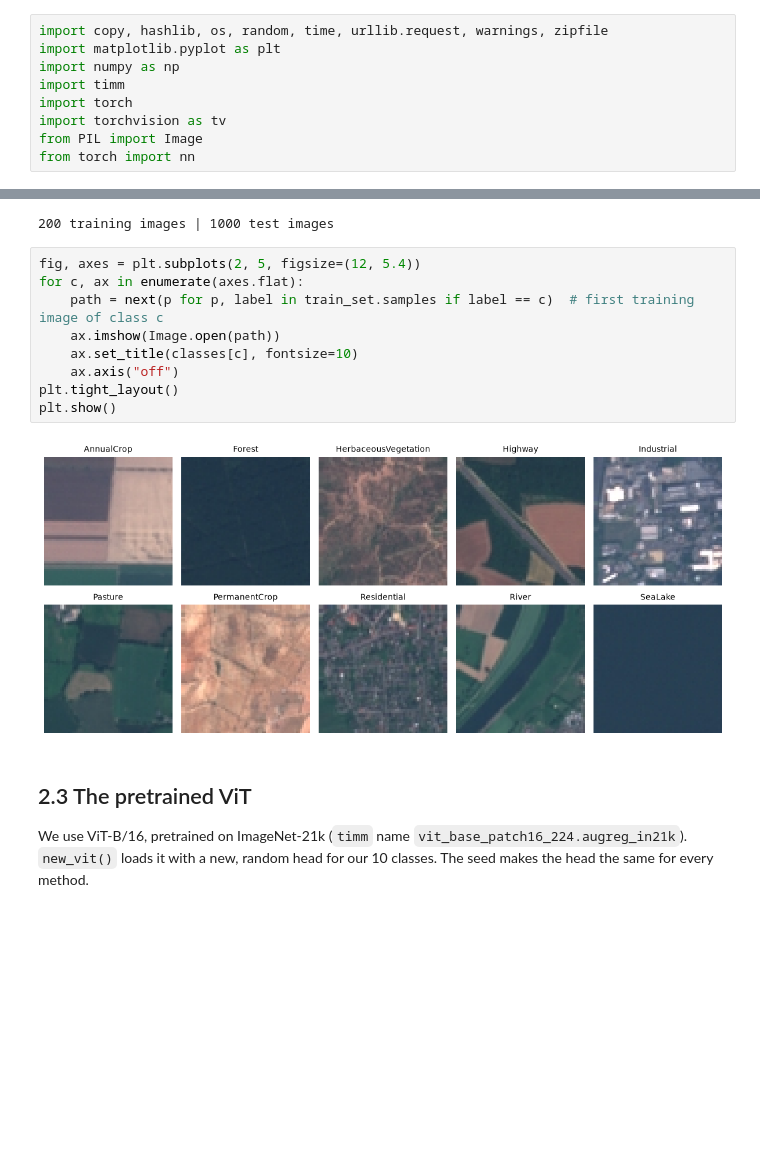
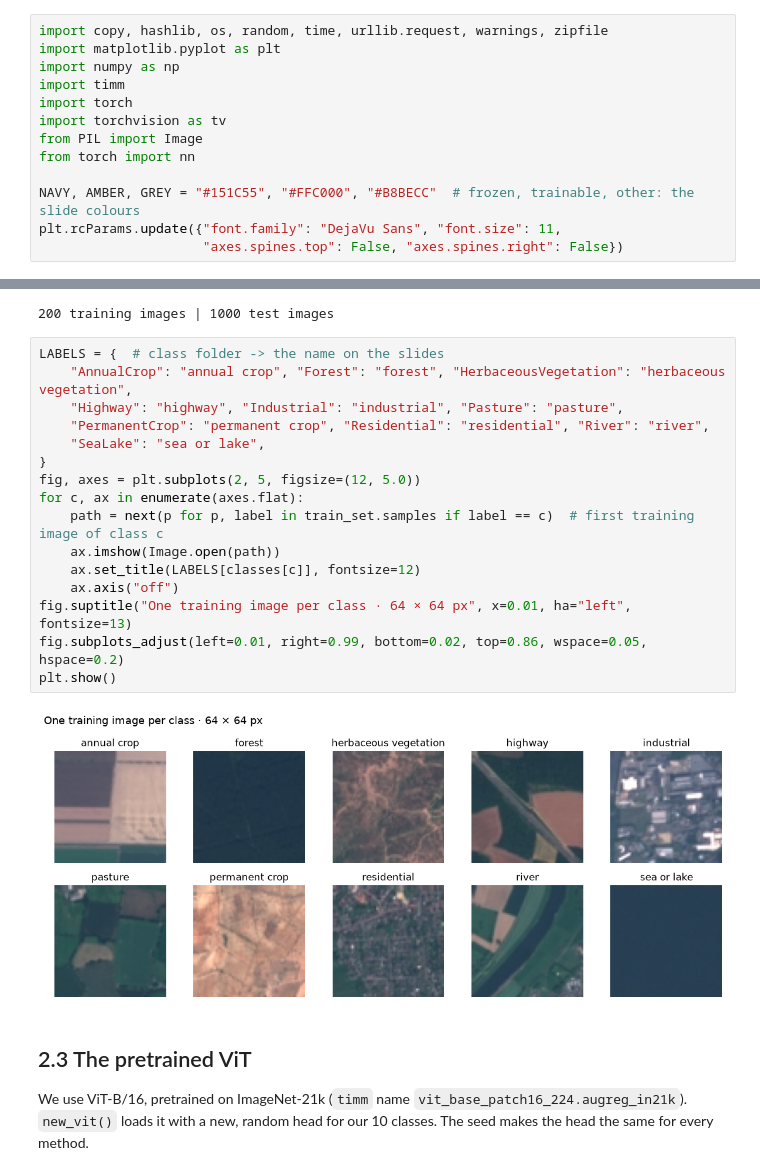
Before and after one commit to doem97/cs701-w10-lora-tutorial, a Jupyter notebook: W10_T1_lora_for_vit_with_outputs.ipynb, the cells around one changed output, grey strips where cells are left out. Cells and saved outputs as stored; diff of their text form; blank space fills up the shorter version.

Commit message:
Notebook: seed 123, results figure, LoRA learning-rate loss curves, class names as on the slides

```diff
--- a/W10_T1_lora_for_vit_with_outputs.ipynb
+++ b/W10_T1_lora_for_vit_with_outputs.ipynb
@@ -27,6 +27,10 @@ import torch
 import torchvision as tv
 from PIL import Image
 from torch import nn
+
+NAVY, AMBER, GREY = "#151C55", "#FFC000", "#B8BECC"  # frozen, trainable, other: the slide colours
+plt.rcParams.update({"font.family": "DejaVu Sans", "font.size": 11,
+                     "axes.spines.top": False, "axes.spines.right": False})
 # %%
 assert torch.cuda.is_available(), "No GPU. In Colab: Runtime > Change runtime type > T4 GPU."
 device = "cuda"
@@ -87,16 +91,23 @@ def train_loader():  # a new generator with the same seed: same batches and crop
 # %% [output]
 200 training images | 1000 test images
 # %%
-fig, axes = plt.subplots(2, 5, figsize=(12, 5.4))
+LABELS = {  # class folder -> the name on the slides
+    "AnnualCrop": "annual crop", "Forest": "forest", "HerbaceousVegetation": "herbaceous vegetation",
+    "Highway": "highway", "Industrial": "industrial", "Pasture": "pasture",
+    "PermanentCrop": "permanent crop", "Residential": "residential", "River": "river",
+    "SeaLake": "sea or lake",
+}
+fig, axes = plt.subplots(2, 5, figsize=(12, 5.0))
 for c, ax in enumerate(axes.flat):
     path = next(p for p, label in train_set.samples if label == c)  # first training image of class c
     ax.imshow(Image.open(path))
-    ax.set_title(classes[c], fontsize=10)
+    ax.set_title(LABELS[classes[c]], fontsize=12)
     ax.axis("off")
-plt.tight_layout()
+fig.suptitle("One training image per class · 64 × 64 px", x=0.01, ha="left", fontsize=13)
+fig.subplots_adjust(left=0.01, right=0.99, bottom=0.02, top=0.86, wspace=0.05, hspace=0.2)
 plt.show()
 # %% [output]
-[figure, old version]
+[figure, new version]
 # %% [markdown]
 ## 2.3 The pretrained ViT
 
```
Also changed, not shown: parts of 17 cells of this notebook, 2 other files.
